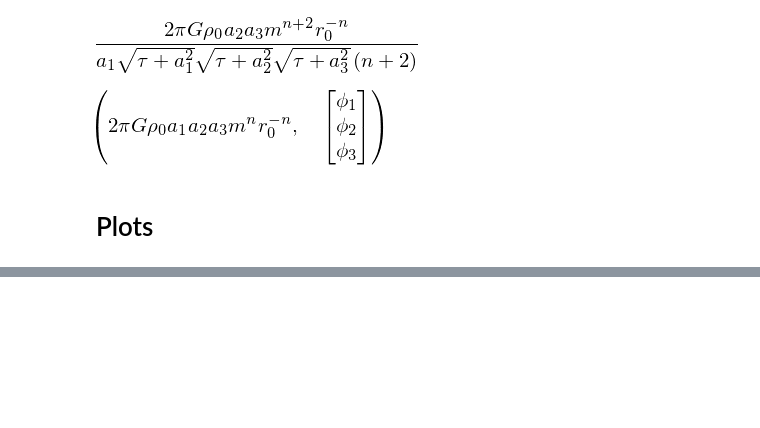
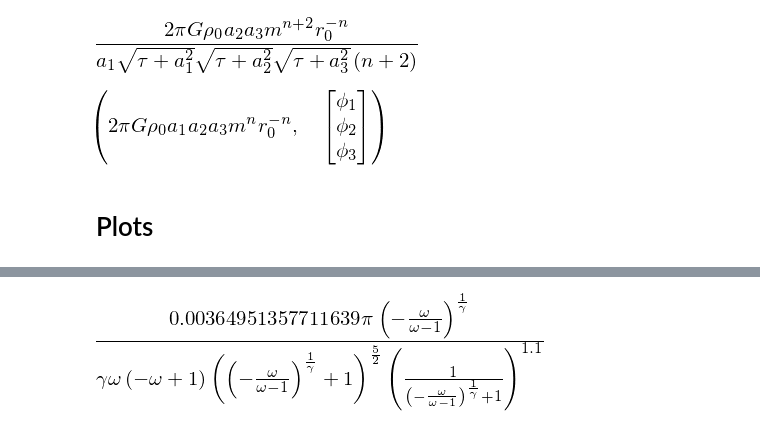
Before and after one commit to jsbarbosa/TesisFisica, a Jupyter notebook: Files/Week 7/TriaxialPotentials.ipynb, the cells around one changed output, grey strips where cells are left out. Saved outputs shown, nothing was run; the diff lists cells and outputs as text; code cells hidden in the pictures; blank space fills up the shorter version.

```diff
--- a/Files/Week 7/TriaxialPotentials.ipynb
+++ b/Files/Week 7/TriaxialPotentials.ipynb
@@ -235,0 +265,6 @@ plt.show()
+# %%
+f1_ = (factor * matrix[0]).subs(((m, m_int), (phi_1, phi_x)))
+f1_ = (f1_.subs(tau, s0) * diff).subs(const)
+f1_
+# %% [output]
+[figure, added]
```
Also changed, not shown: parts of 13 cells of this notebook, 15 other files.
